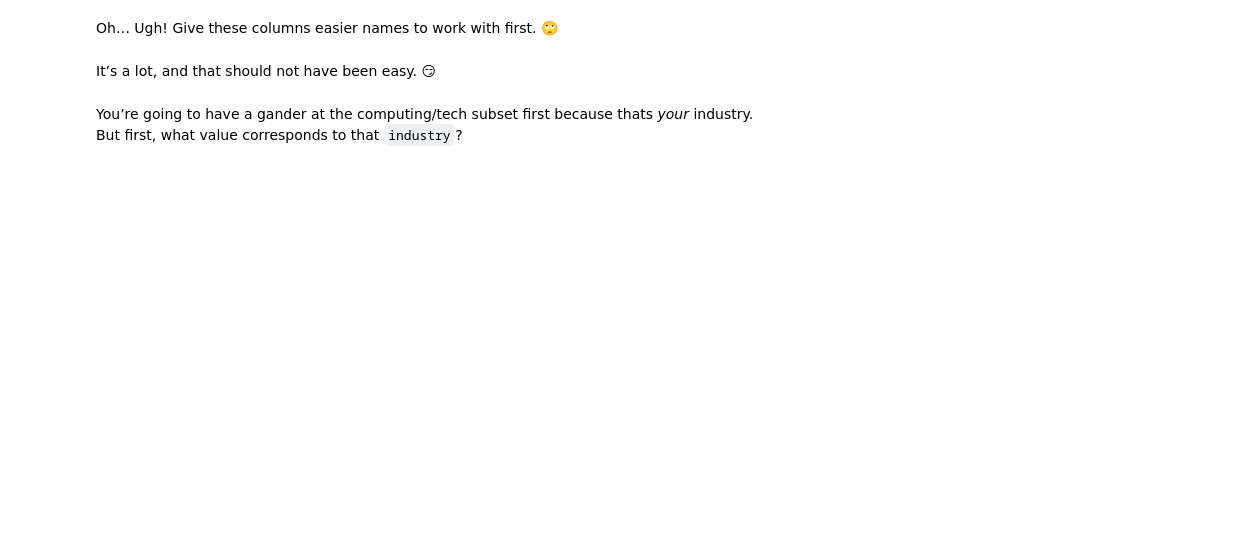
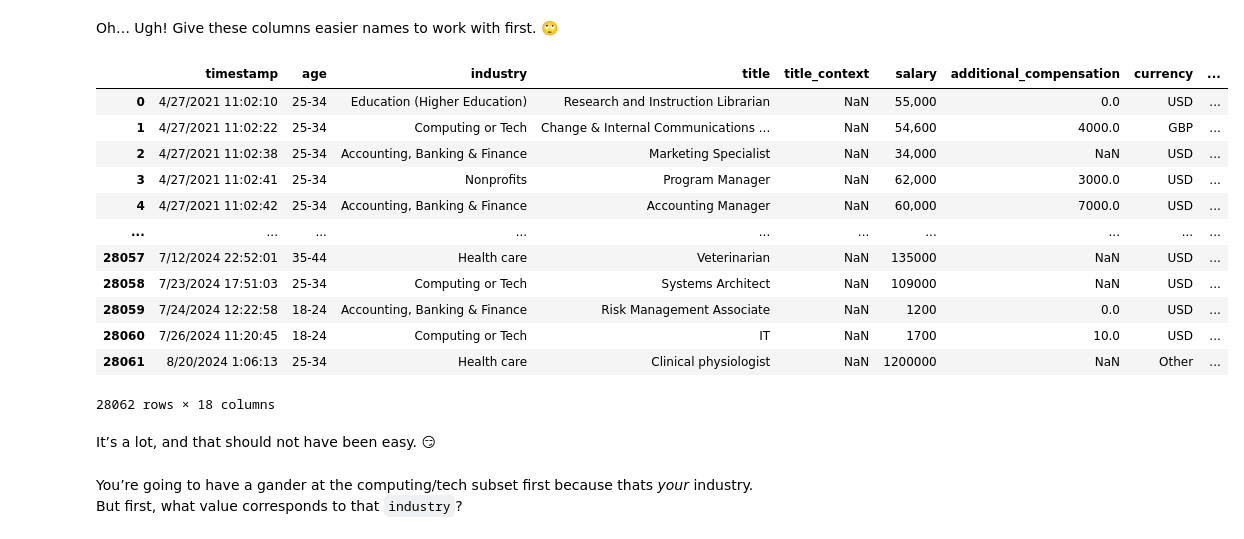
Before and after one commit to ayamonta/ds24-files, a Jupyter notebook: Week-02-DS-Overview-and-Data/Exercise2-AT.ipynb, the cells around one changed output. Saved outputs shown, nothing was run; the diff lists cells and outputs as text; code cells hidden in the pictures; blank space fills up the shorter version.

```diff
--- a/Week-02-DS-Overview-and-Data/Exercise2-AT.ipynb
+++ b/Week-02-DS-Overview-and-Data/Exercise2-AT.ipynb
@@ -73,3 +215,8 @@ Let’s save it somewhere to be shipped off to another teammate. 💾
 ### Load the Data
 # %%
 # Load the Ask A Manager Salary Survey 2021 (Responses) data set into a variable (e.g., df_salary).
+
+manager_salary_path = "~/csc-assign/ds24-files/Week-02-DS-Overview-and-Data/data/Ask A Manager Salary Survey 2021 (Responses) - Form Responses 1.tsv"
+
+df_salary = pd.read_csv(manager_salary_path, sep = "\t")
+display(df_salary)
@@ -95,7 +330,25 @@ What are the columns and their types?
 Oh… Ugh! Give these columns easier names to work with first. 🙄
 # %%
 # Rename ‘em.
-# Non-binding suggestions: timestamp, age, industry, title, title_context, salary, additional_compensation, currency, other_currency, salary_context, country, state, city, total_yoe, field_yoe, highest_education_completed	gender, race
+# Non-binding suggestions: timestamp, age, industry, title, title_context, salary, additional_compensation, currency, other_currency, salary_context, country, state, city, total_yoe, field_yoe, highest_education_completed, gender, race
+
+df_salary.columns = ['timestamp', 'age', 'industry', 'title', 'title_context', 'salary', 'additional_compensation', 'currency', 'other_currency', 'salary_context', 'country', 'state', 'city', 'total_yoe', 'field_yoe', 'highest_education_completed', 'gender', 'race']
+# %%
+df_salary
+# %% [output]
+|  | timestamp | age | industry | title | title_context | salary | additional_compensation | currency | ... |
+| 0 | 4/27/2021 11:02:10 | 25-34 | Education (Higher Education) | Research and Instruction Librarian | NaN | 55,000 | 0.0 | USD | ... |
+| 1 | 4/27/2021 11:02:22 | 25-34 | Computing or Tech | Change & Internal Communications ... | NaN | 54,600 | 4000.0 | GBP | ... |
+| 2 | 4/27/2021 11:02:38 | 25-34 | Accounting, Banking & Finance | Marketing Specialist | NaN | 34,000 | NaN | USD | ... |
+| 3 | 4/27/2021 11:02:41 | 25-34 | Nonprofits | Program Manager | NaN | 62,000 | 3000.0 | USD | ... |
+| 4 | 4/27/2021 11:02:42 | 25-34 | Accounting, Banking & Finance | Accounting Manager | NaN | 60,000 | 7000.0 | USD | ... |
+| ... | ... | ... | ... | ... | ... | ... | ... | ... | ... |
+| 28057 | 7/12/2024 22:52:01 | 35-44 | Health care | Veterinarian | NaN | 135000 | NaN | USD | ... |
+| 28058 | 7/23/2024 17:51:03 | 25-34 | Computing or Tech | Systems Architect | NaN | 109000 | NaN | USD | ... |
+| 28059 | 7/24/2024 12:22:58 | 18-24 | Accounting, Banking & Finance | Risk Management Associate | NaN | 1200 | 0.0 | USD | ... |
+| 28060 | 7/26/2024 11:20:45 | 18-24 | Computing or Tech | IT | NaN | 1700 | 10.0 | USD | ... |
+| 28061 | 8/20/2024 1:06:13 | 25-34 | Health care | Clinical physiologist | NaN | 1200000 | NaN | Other | ... |
+28062 rows × 18 columns
 # %% [markdown]
 It’s a lot, and that should not have been easy. 😏
 # %% [markdown]
```
Also changed, not shown: parts of 46 cells of this notebook.
